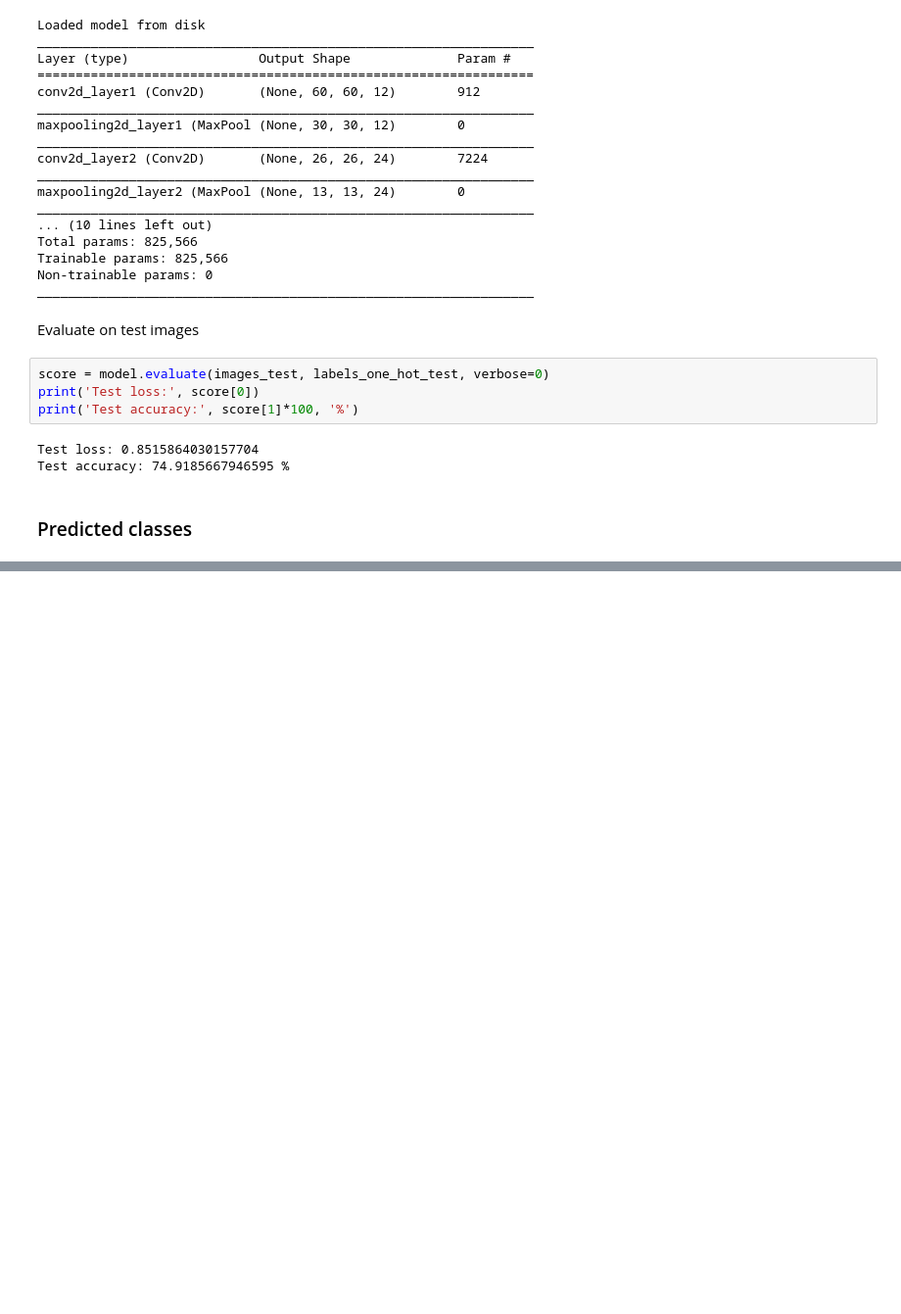
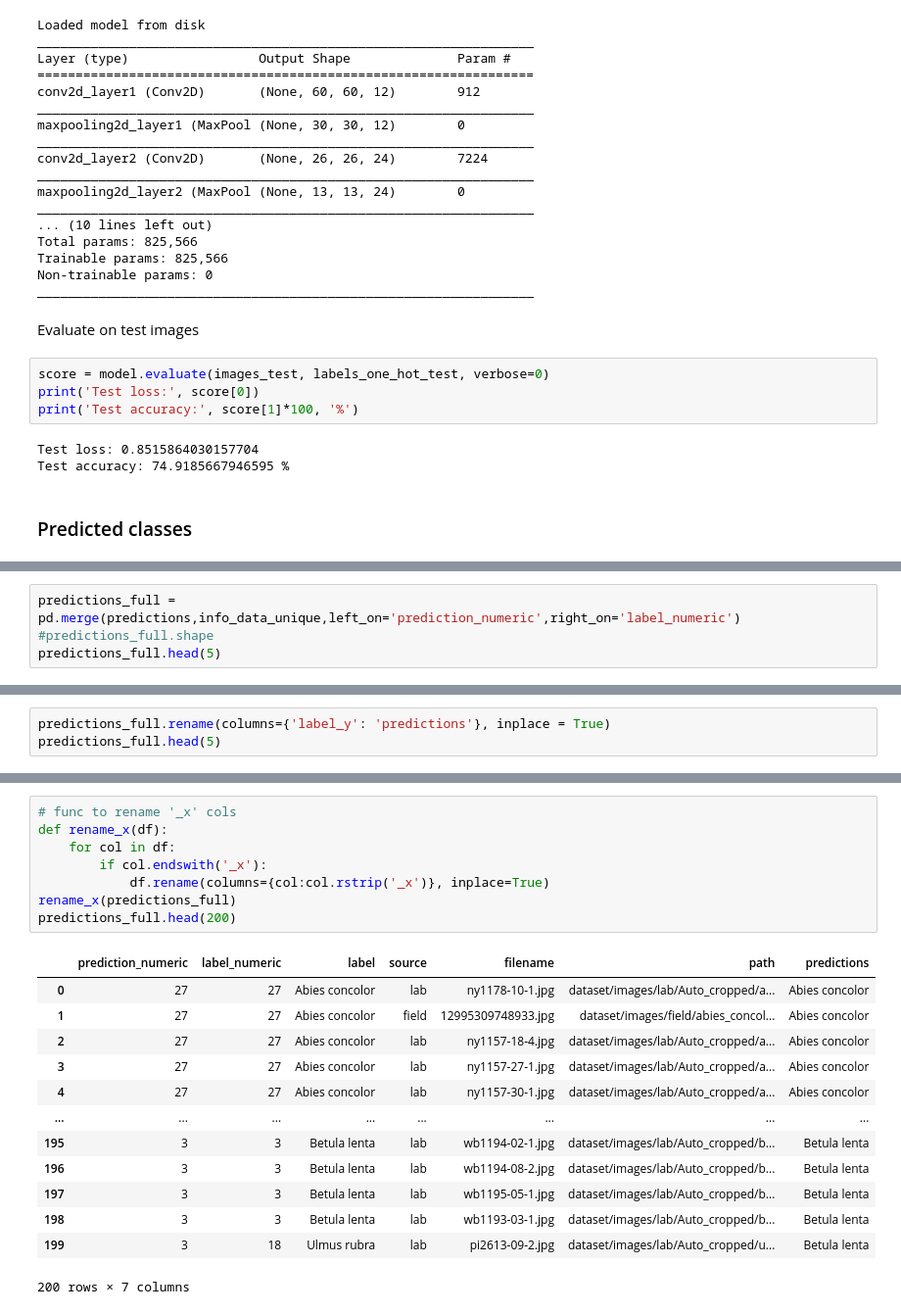
Before and after one commit to NLeSC/XAI, a Jupyter notebook: Software/LeafSnapDemo/LeafSnapModel30_ManyImagesSomeMethods.ipynb, the cells around one changed output, grey strips where cells are left out. Shown at 98% size. Drawn from its saved outputs; the diff is of its cells as text; blank space fills up the shorter version.

```diff
--- a/Software/LeafSnapDemo/LeafSnapModel30_ManyImagesSomeMethods.ipynb
+++ b/Software/LeafSnapDemo/LeafSnapModel30_ManyImagesSomeMethods.ipynb
@@ -174,0 +196,4 @@ predictions.head()
+# %%
+predictions_full = pd.merge(predictions,info_data_unique,left_on='prediction_numeric',right_on='label_numeric')
+#predictions_full.shape
+predictions_full.head(5)
@@ -174,0 +207,3 @@ predictions.head()
+# %%
+predictions_full.rename(columns={'label_y': 'predictions'}, inplace = True)
+predictions_full.head(5)
@@ -175,3 +232,25 @@ predictions.head()
+# %%
+# func to rename '_x' cols
+def rename_x(df):
+    for col in df:
+        if col.endswith('_x'):
+            df.rename(columns={col:col.rstrip('_x')}, inplace=True)
+rename_x(predictions_full)
+predictions_full.head(200)
+# %% [output]
+|  | prediction_numeric | label_numeric | label | source | filename | path | predictions |
+| 0 | 27 | 27 | Abies concolor | lab | ny1178-10-1.jpg | dataset/images/lab/Auto_cropped/a... | Abies concolor |
+| 1 | 27 | 27 | Abies concolor | field | 12995309748933.jpg | dataset/images/field/abies_concol... | Abies concolor |
+| 2 | 27 | 27 | Abies concolor | lab | ny1157-18-4.jpg | dataset/images/lab/Auto_cropped/a... | Abies concolor |
+| 3 | 27 | 27 | Abies concolor | lab | ny1157-27-1.jpg | dataset/images/lab/Auto_cropped/a... | Abies concolor |
+| 4 | 27 | 27 | Abies concolor | lab | ny1157-30-1.jpg | dataset/images/lab/Auto_cropped/a... | Abies concolor |
+| ... | ... | ... | ... | ... | ... | ... | ... |
+| 195 | 3 | 3 | Betula lenta | lab | wb1194-02-1.jpg | dataset/images/lab/Auto_cropped/b... | Betula lenta |
+| 196 | 3 | 3 | Betula lenta | lab | wb1194-08-2.jpg | dataset/images/lab/Auto_cropped/b... | Betula lenta |
+| 197 | 3 | 3 | Betula lenta | lab | wb1195-05-1.jpg | dataset/images/lab/Auto_cropped/b... | Betula lenta |
+| 198 | 3 | 3 | Betula lenta | lab | wb1193-03-1.jpg | dataset/images/lab/Auto_cropped/b... | Betula lenta |
+| 199 | 3 | 18 | Ulmus rubra | lab | pi2613-09-2.jpg | dataset/images/lab/Auto_cropped/u... | Betula lenta |
+200 rows × 7 columns
 # %%
 # display 12 random images and display their predictions
 predictions_numeric_test = predictions['prediction_numeric']
```
Also changed, not shown: parts of 13 cells of this notebook.
